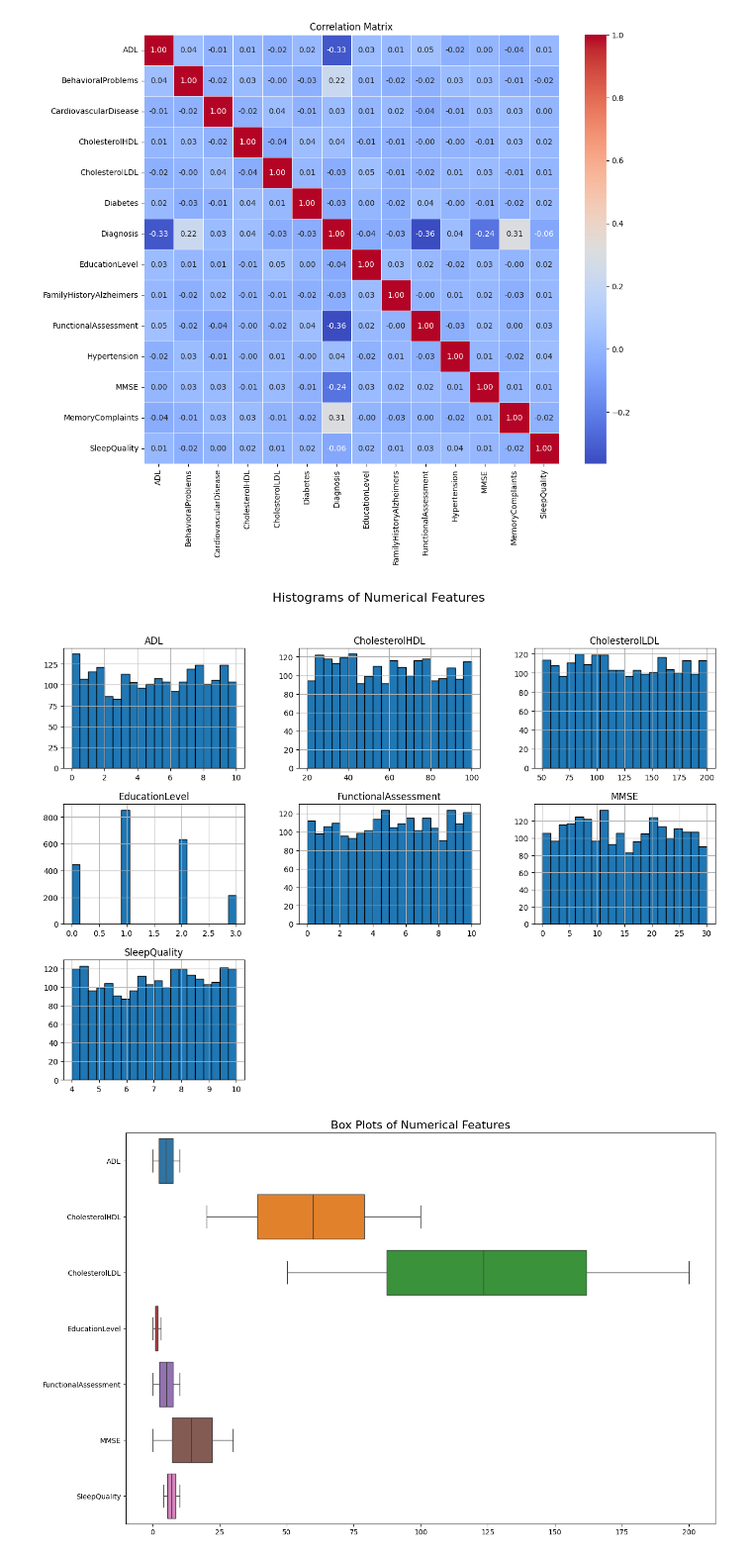
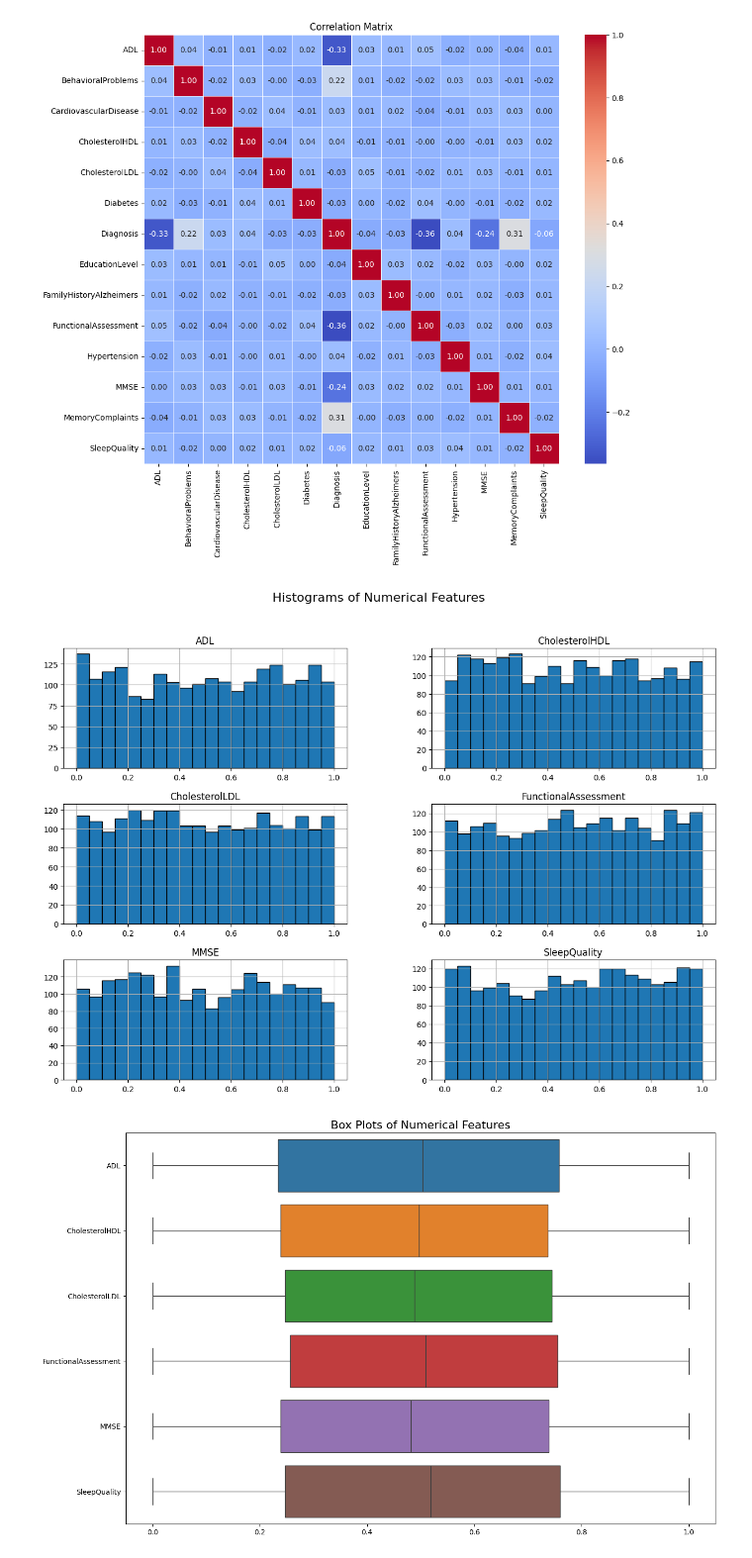
Before and after one commit to treite/classificationGroupwork, a Jupyter notebook: groupProject.ipynb, the cells around one changed output. Shown at 99% size. Cells and saved outputs as stored; diff of their text form; code cells hidden in the pictures.

Commit message:
jobbing i timen med dokumentasjon og plotting og skalering osc

```diff
--- a/groupProject.ipynb
+++ b/groupProject.ipynb
@@ -89,2 +99,7 @@ As we can see, there are many different categories with different looking data i
 # %%
 df = df.drop(columns=["PatientID", "DoctorInCharge"])
+# %%
+scaler = MinMaxScaler()
+scaler.fit(df)
+df_array = scaler.transform(df)
+df_sc = pd.DataFrame(df_array,columns=df.columns,index=df.index)
@@ -91,5 +108,5 @@ df = df.drop(columns=["PatientID", "DoctorInCharge"])
 # %%
-corr_values = df.corr()["Diagnosis"].drop("Diagnosis")
+corr_values = df_sc.corr()["Diagnosis"].drop("Diagnosis")
 corr_values = corr_values.reindex(corr_values.abs().sort_values(ascending=False).index)
 print(corr_values)
 
@@ -126,0 +154,5 @@ Name: Diagnosis, dtype: float64
+# %%
+# Filter columns based on absolute correlation threshold
+columns_to_keep = corr_values[abs(corr_values) >= 0.03].index
+df_filtered = df[columns_to_keep.union(['Diagnosis'])]
+df_filtered_sc = df_sc[columns_to_keep.union(['Diagnosis'])] # Scaled values
@@ -172,28 +188,23 @@ plt.show()
 # %% [output]
 [figure]
 # %%
-# Summary statistics
-df_filtered.describe().T
-# Summary statistics
-df_filtered.describe().T
+# Identify categorical columns with only 0 or 1 values, or exactly 4 unique values
+categorical_columns = df_filtered_sc.columns[(df_filtered_sc.nunique() == 2) | (df_filtered_sc.nunique() == 4)]
+numerical_columns = df_filtered_sc.columns[(df_filtered_sc.nunique() > 2) & (df_filtered_sc.nunique() != 4)]
 
-# Identify categorical columns with only 0 or 1 values
-categorical_columns = df_filtered.columns[df_filtered.nunique() == 2]
-numerical_columns = df_filtered.columns[df_filtered.nunique() > 2]
-
-df_categorical = df_filtered[categorical_columns]
-df_numerical = df_filtered[numerical_columns]
+df_categorical = df_filtered_sc[categorical_columns]
+df_numerical = df_filtered_sc[numerical_columns]
 
 # Plot histograms for numerical columns
 df_numerical.hist(figsize=(15, 10), bins=20, edgecolor='black')
 plt.suptitle('Histograms of Numerical Features', fontsize=16)
 plt.show()
 
 # Box plots for numerical columns
 plt.figure(figsize=(15, 10))
 sns.boxplot(data=df_numerical, orient='h')
 plt.title('Box Plots of Numerical Features', fontsize=16)
 plt.show()
 # %% [output]
-[figure, old version]
+[figure, new version]
-[figure, old version]
+[figure, new version]
```
Also changed, not shown: parts of 8 cells of this notebook.
